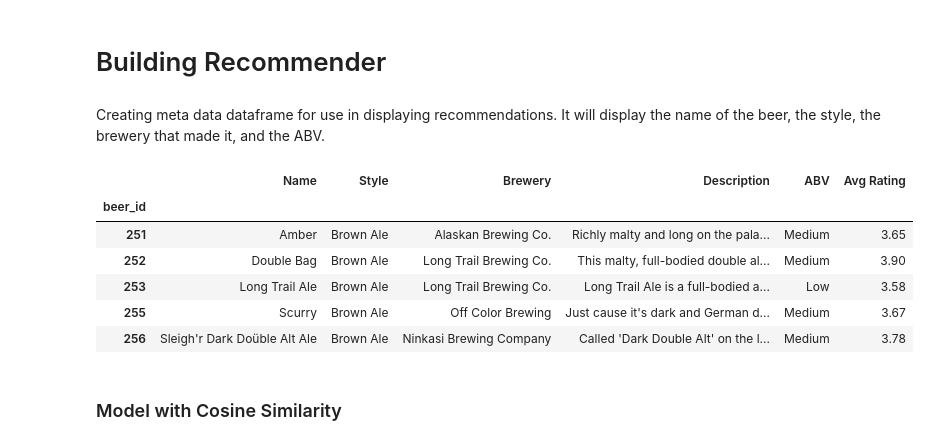
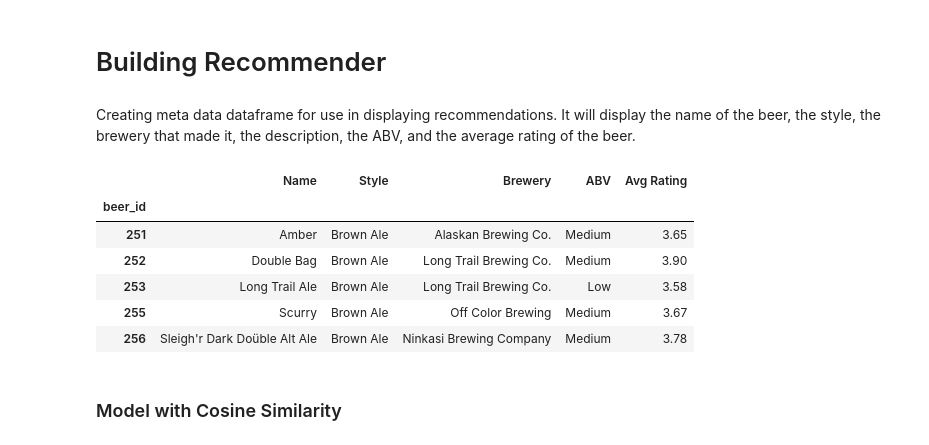
Before and after one commit to ashlidougherty/Beer-Recommender, a Jupyter notebook: ContentBasedRecs.ipynb, the cells around one changed output. Cells and saved outputs as stored; diff of their text form; code cells hidden in the pictures.

```diff
--- a/ContentBasedRecs.ipynb
+++ b/ContentBasedRecs.ipynb
@@ -344,21 +346,21 @@ model_df.shape
 # %% [markdown]
 # Building Recommender
 # %% [markdown]
-Creating meta data dataframe for use in displaying recommendations. It will display the name of the beer, the style, the brewery that made it, and the ABV.
+Creating meta data dataframe for use in displaying recommendations. It will display the name of the beer, the style, the brewery that made it, the description, the ABV, and the average rating of the beer.
 # %%
 df_meta_data = df.copy()
 # %%
-df_meta_data.drop(columns=['Style Key', 'Astringency', 'Body', 'Alcohol',
+df_meta_data.drop(columns=['Style Key', 'Description', 'Astringency', 'Body', 'Alcohol',
                            'Bitter', 'Sweet', 'Sour', 'Salty', 'Fruits',
                            'Hoppy', 'Spices', 'Malty', 'AvgIBU'], inplace=True)
 df_meta_data.head()
 # %% [output]
-|  | Name | Style | Brewery | Description | ABV | Avg Rating |
-| beer_id |  |  |  |  |  |  |
-| 251 | Amber | Brown Ale | Alaskan Brewing Co. | Richly malty and long on the pala... | Medium | 3.65 |
-| 252 | Double Bag | Brown Ale | Long Trail Brewing Co. | This malty, full-bodied double al... | Medium | 3.90 |
-| 253 | Long Trail Ale | Brown Ale | Long Trail Brewing Co. | Long Trail Ale is a full-bodied a... | Low | 3.58 |
-| 255 | Scurry | Brown Ale | Off Color Brewing | Just cause it's dark and German d... | Medium | 3.67 |
-| 256 | Sleigh'r Dark Doüble Alt Ale | Brown Ale | Ninkasi Brewing Company | Called 'Dark Double Alt' on the l... | Medium | 3.78 |
+|  | Name | Style | Brewery | ABV | Avg Rating |
+| beer_id |  |  |  |  |  |
+| 251 | Amber | Brown Ale | Alaskan Brewing Co. | Medium | 3.65 |
+| 252 | Double Bag | Brown Ale | Long Trail Brewing Co. | Medium | 3.90 |
+| 253 | Long Trail Ale | Brown Ale | Long Trail Brewing Co. | Low | 3.58 |
+| 255 | Scurry | Brown Ale | Off Color Brewing | Medium | 3.67 |
+| 256 | Sleigh'r Dark Doüble Alt Ale | Brown Ale | Ninkasi Brewing Company | Medium | 3.78 |
 # %% [markdown]
 ### Model with Cosine Similarity
```
Also changed, not shown: parts of 20 cells of this notebook, 3 other files.
